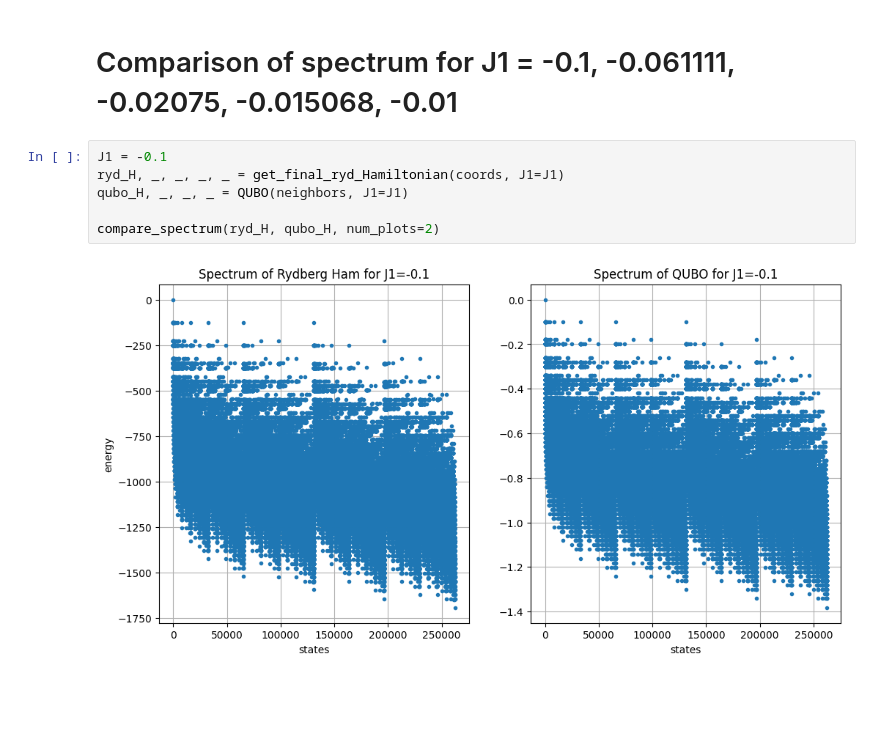
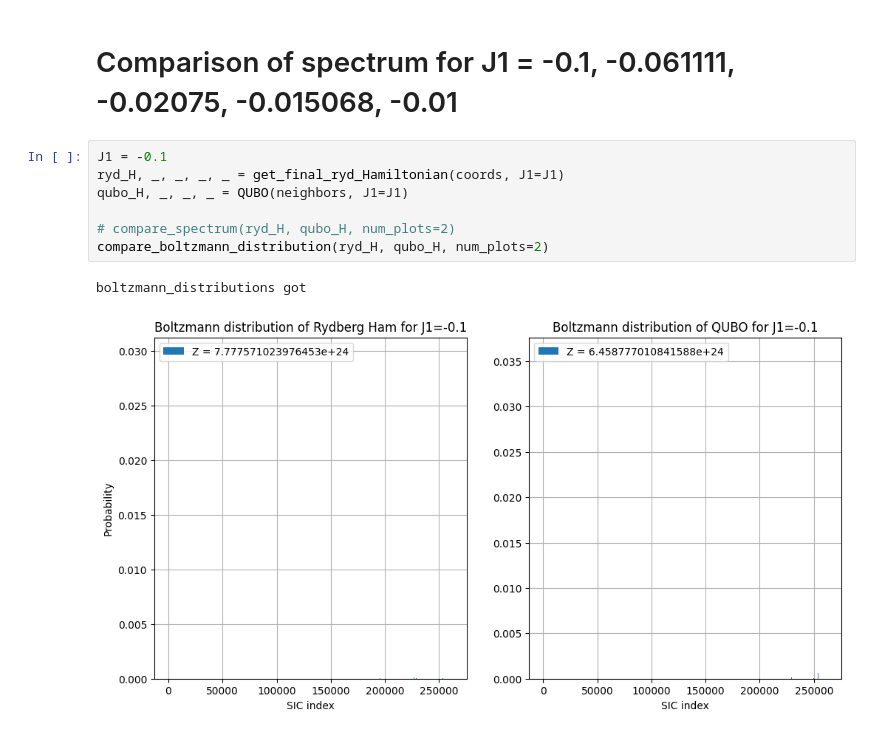
Before and after one commit to cmc-ucl/rydberg_atoms, a Jupyter notebook: 1_QUBO_open_geometry_positive_coefficients_only_NN.ipynb, the cells around one changed output. Cells and saved outputs as stored; diff of their text form; blank space fills up the shorter version.

Commit message:
add the boltzman distribution for 2x2

```diff
--- a/1_QUBO_open_geometry_positive_coefficients_only_NN.ipynb
+++ b/1_QUBO_open_geometry_positive_coefficients_only_NN.ipynb
@@ -235,11 +303,13 @@ len(configs_1), len(configs_2), len(configs_3) = 2, 20, 2, J1=-0.01
 # %%
 J1 = -0.1
 ryd_H, _, _, _, _ = get_final_ryd_Hamiltonian(coords, J1=J1)
 qubo_H, _, _, _ = QUBO(neighbors, J1=J1)
 
-compare_spectrum(ryd_H, qubo_H, num_plots=2)
+# compare_spectrum(ryd_H, qubo_H, num_plots=2)
+compare_boltzmann_distribution(ryd_H, qubo_H, num_plots=2)
 # %% [output]
+boltzmann_distributions got
-[figure, old version]
+[figure, new version]
 # %%
 J1 = -0.061111
 ryd_H, _, _, _, _ = get_final_ryd_Hamiltonian(coords, J1=J1)
```
Also changed, not shown: parts of 18 cells of this notebook, 1 other file.
